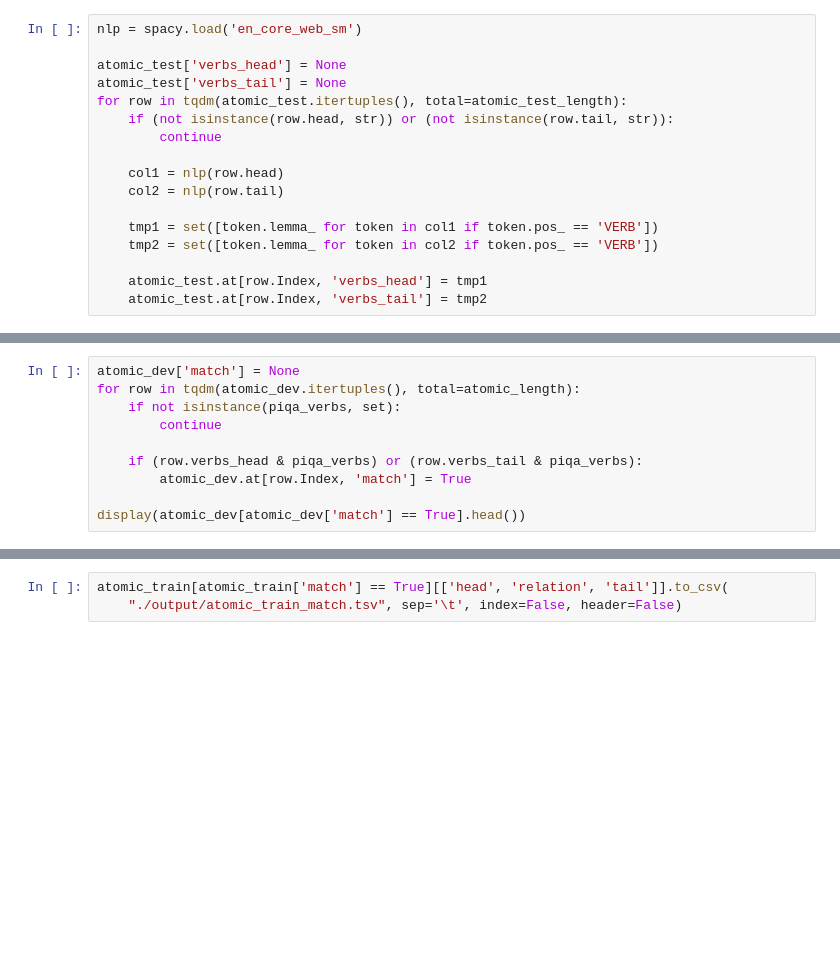
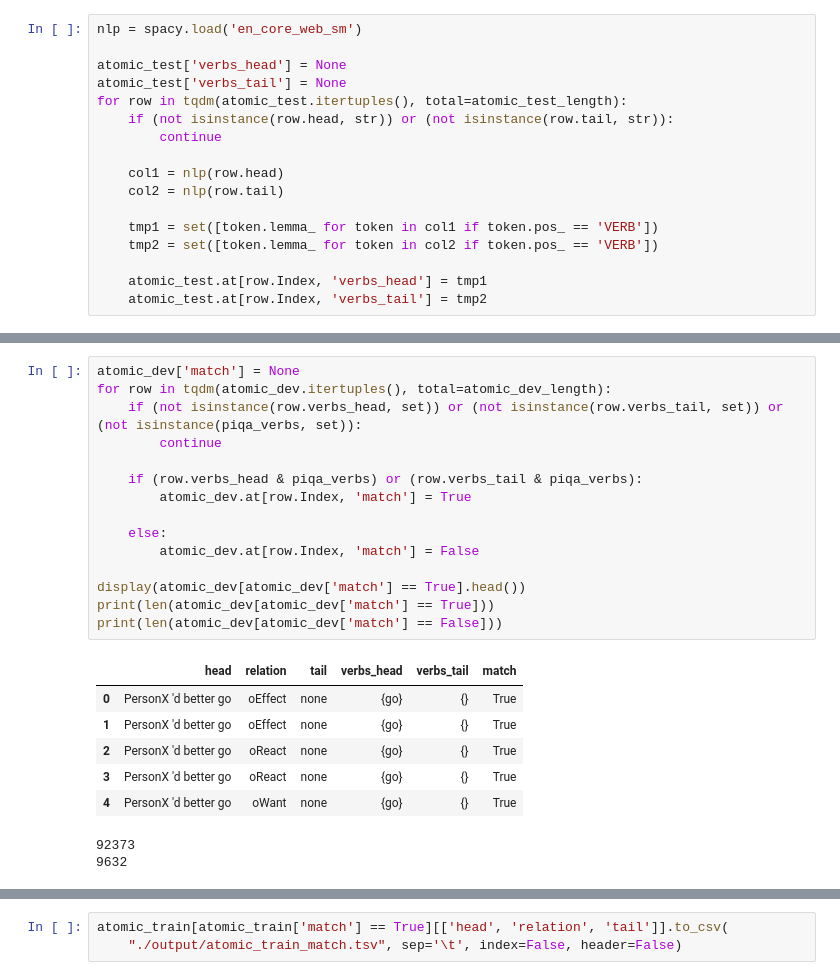
Before and after one commit to wojino/commonsense-reasoning, a Jupyter notebook: atomic-extract.ipynb, the cells around one changed output, grey strips where cells are left out. Drawn from its saved outputs; the diff is of its cells as text; blank space fills up the shorter version.

```diff
--- a/atomic-extract.ipynb
+++ b/atomic-extract.ipynb
@@ -307,12 +324,26 @@ TypeError: unsupported operand type(s) for &: 'NoneType' and 'set'
 # %%
 atomic_dev['match'] = None
-for row in tqdm(atomic_dev.itertuples(), total=atomic_length):
-    if not isinstance(piqa_verbs, set):
+for row in tqdm(atomic_dev.itertuples(), total=atomic_dev_length):
+    if (not isinstance(row.verbs_head, set)) or (not isinstance(row.verbs_tail, set)) or (not isinstance(piqa_verbs, set)):
         continue
 
     if (row.verbs_head & piqa_verbs) or (row.verbs_tail & piqa_verbs):
         atomic_dev.at[row.Index, 'match'] = True
 
+    else:
+        atomic_dev.at[row.Index, 'match'] = False
+
 display(atomic_dev[atomic_dev['match'] == True].head())
+print(len(atomic_dev[atomic_dev['match'] == True]))
+print(len(atomic_dev[atomic_dev['match'] == False]))
+# %% [output]
+|  | head | relation | tail | verbs_head | verbs_tail | match |
+| 0 | PersonX 'd better go | oEffect | none | {go} | {} | True |
+| 1 | PersonX 'd better go | oEffect | none | {go} | {} | True |
+| 2 | PersonX 'd better go | oReact | none | {go} | {} | True |
+| 3 | PersonX 'd better go | oReact | none | {go} | {} | True |
+| 4 | PersonX 'd better go | oWant | none | {go} | {} | True |
+92373
+9632
 # %%
 atomic_test['match'] = None
```
Also changed, not shown: parts of 6 cells of this notebook.
